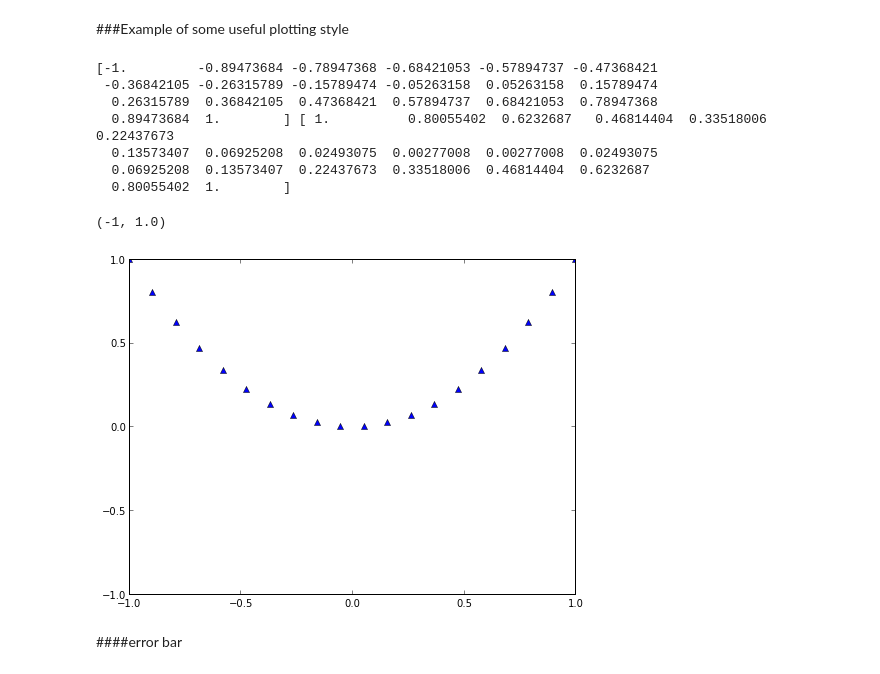
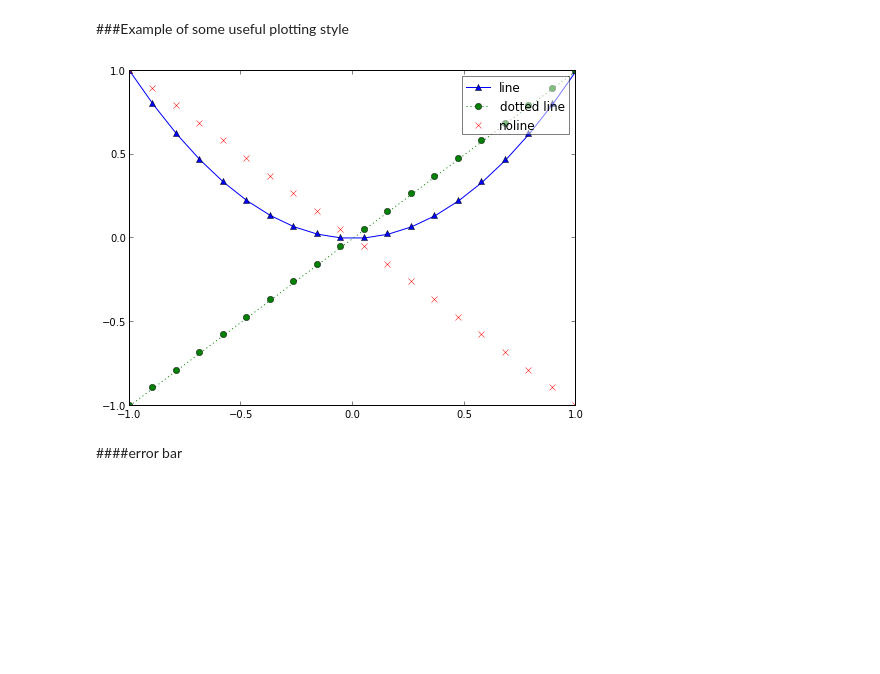
Before and after one commit to piti118/babar_python_tutorial, a Jupyter notebook: notebooks/02_Read_And_Plot.ipynb, the cells around one changed output. Cells and saved outputs as stored; diff of their text form; code cells hidden in the pictures; blank space fills up the shorter version.

Commit message:
update tutorial
make plotting array more clear
and black and white tricks

```diff
--- a/notebooks/02_Read_And_Plot.ipynb
+++ b/notebooks/02_Read_And_Plot.ipynb
@@ -279,19 +286,14 @@ bottomright.hist(cc.nTracks);
 # %%
 # line plot with dots
 x = np.linspace(-1, 1, 20)
 y = x**2
-print x, y
-plot(x,y, marker='^', linestyle='none');
+plot(x,y, marker='^', ls='-', label='line'); #ls stands for linestyle;
+plot(x,x, marker='o', ls=':', label='dotted line')
+plot(x,-x, marker='x', ls='.', label='noline')
+leg = legend(numpoints=1)
+leg.get_frame().set_alpha(0.5)
 # %% [output]
-[-1.         -0.89473684 -0.78947368 -0.68421053 -0.57894737 -0.47368421
- -0.36842105 -0.26315789 -0.15789474 -0.05263158  0.05263158  0.15789474
-  0.26315789  0.36842105  0.47368421  0.57894737  0.68421053  0.78947368
-  0.89473684  1.        ] [ 1.          0.80055402  0.6232687   0.46814404  0.33518006  0.22437673
-  0.13573407  0.06925208  0.02493075  0.00277008  0.00277008  0.02493075
-  0.06925208  0.13573407  0.22437673  0.33518006  0.46814404  0.6232687
-  0.80055402  1.        ]
-(-1, 1.0)
-[figure, old version]
+[figure, new version]
 # %% [markdown]
 ####error bar
 # %%
```
Also changed, not shown: parts of 11 cells of this notebook, 1 other file.
